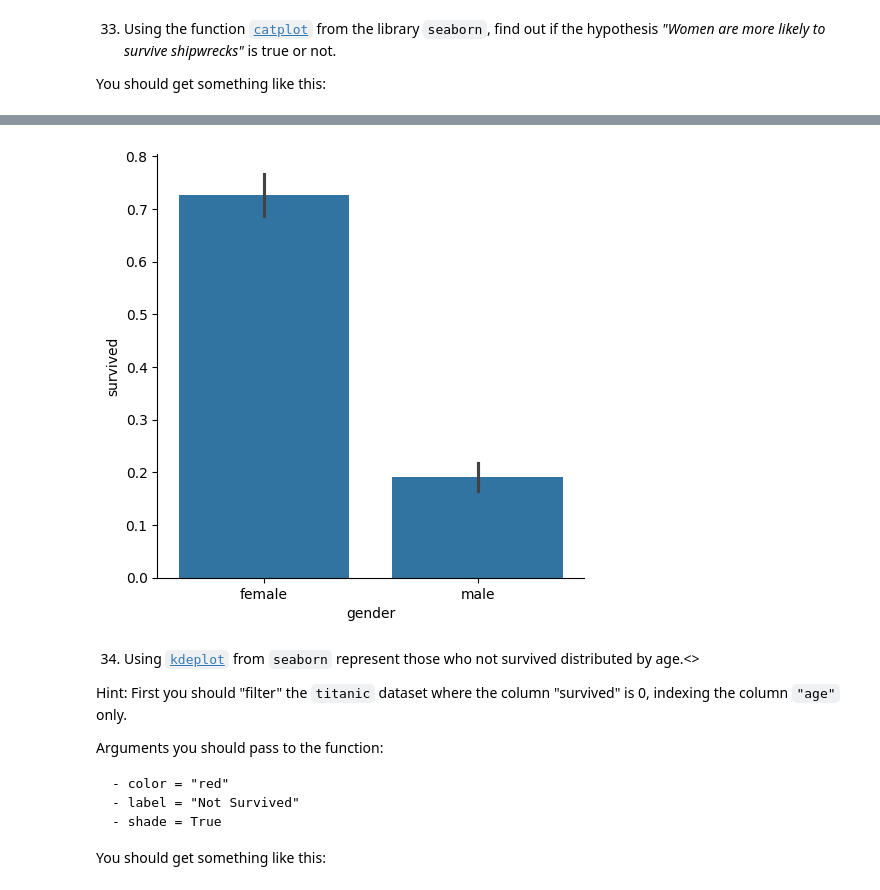
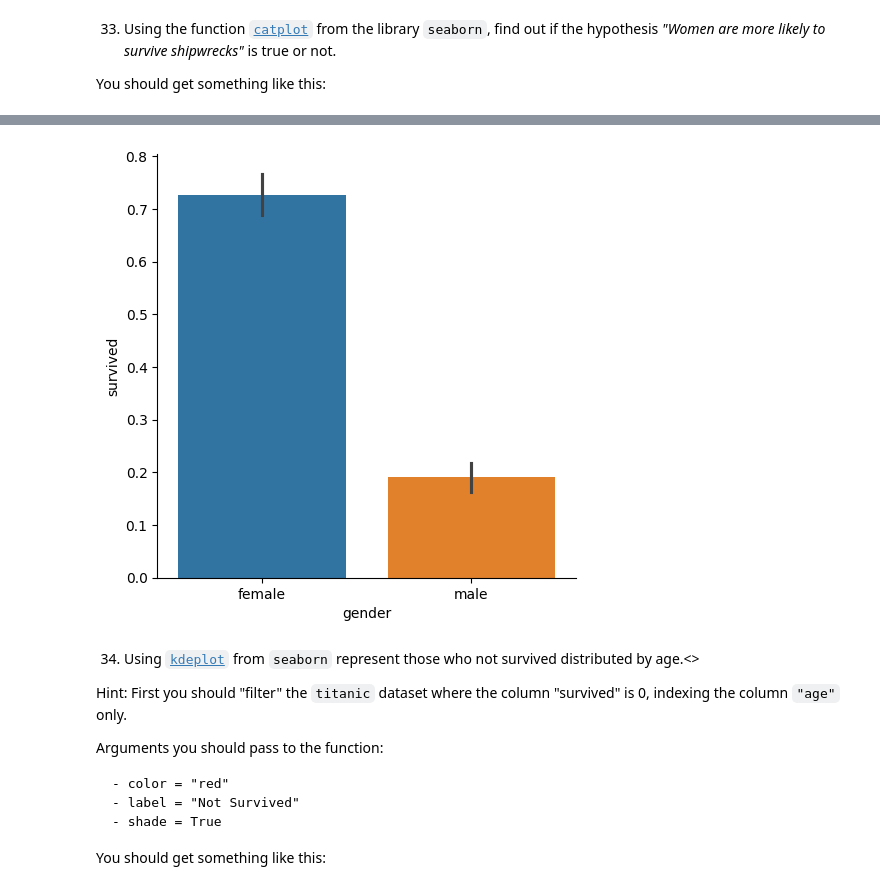
Before and after one commit to rou-tz/2026-02-BILBAO-FT-Data-Science, a Jupyter notebook: 2-Data_Analysis/2-Pandas/Practica/7-Titanic/Titanic-exercise_Ruben.ipynb, the cells around one changed output, grey strips where cells are left out. Drawn from its saved outputs; the diff is of its cells as text; code cells hidden in the pictures.

```diff
--- a/2-Data_Analysis/2-Pandas/Practica/7-Titanic/Titanic-exercise_Ruben.ipynb
+++ b/2-Data_Analysis/2-Pandas/Practica/7-Titanic/Titanic-exercise_Ruben.ipynb
@@ -564,10 +537,10 @@ You should get something like this:
 # %% [markdown]
 ![catplot](./img/catplotgen.png)
 # %%
-sns.catplot(data=titanic, x='gender', y='survived', kind='bar')
+sns.catplot(data=titanic, x='gender', y='survived', kind='bar', hue='gender')
 plt.show()
 # %% [output]
-[figure, old version]
+[figure, new version]
 # %% [markdown]
 34. Using [`kdeplot`]("https://seaborn.pydata.org/generated/seaborn.kdeplot.html") from `seaborn` represent those who not survived distributed by age.<>
 
```
Also changed, not shown: parts of 8 cells of this notebook, 39 other files.
